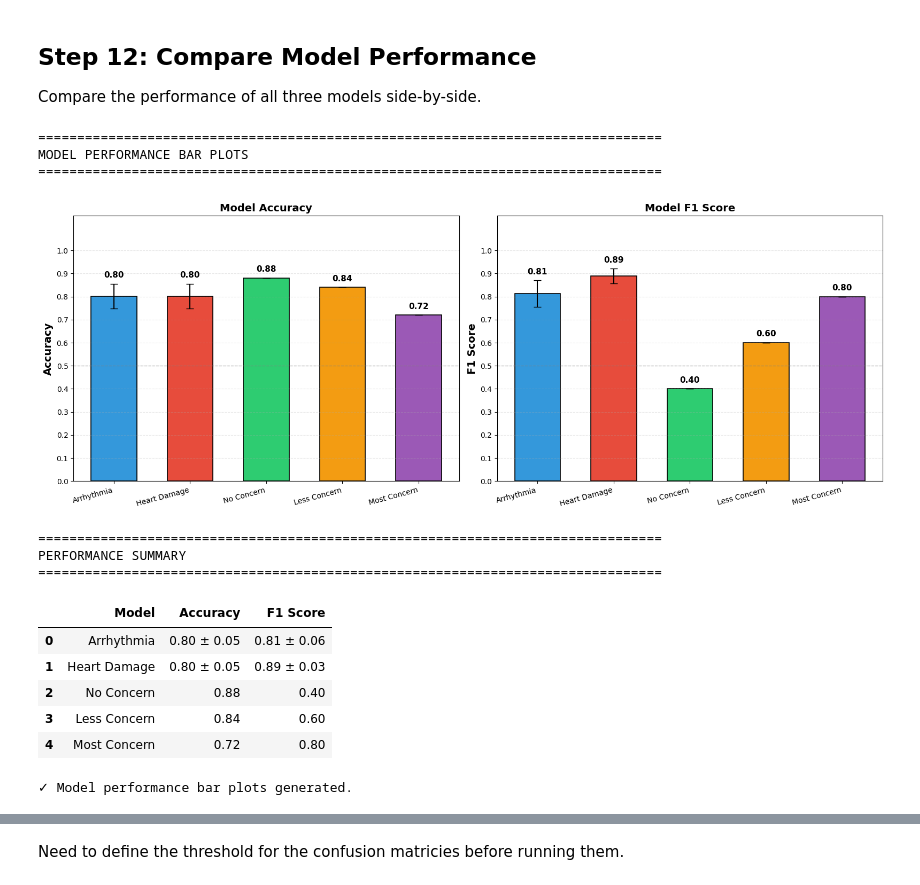
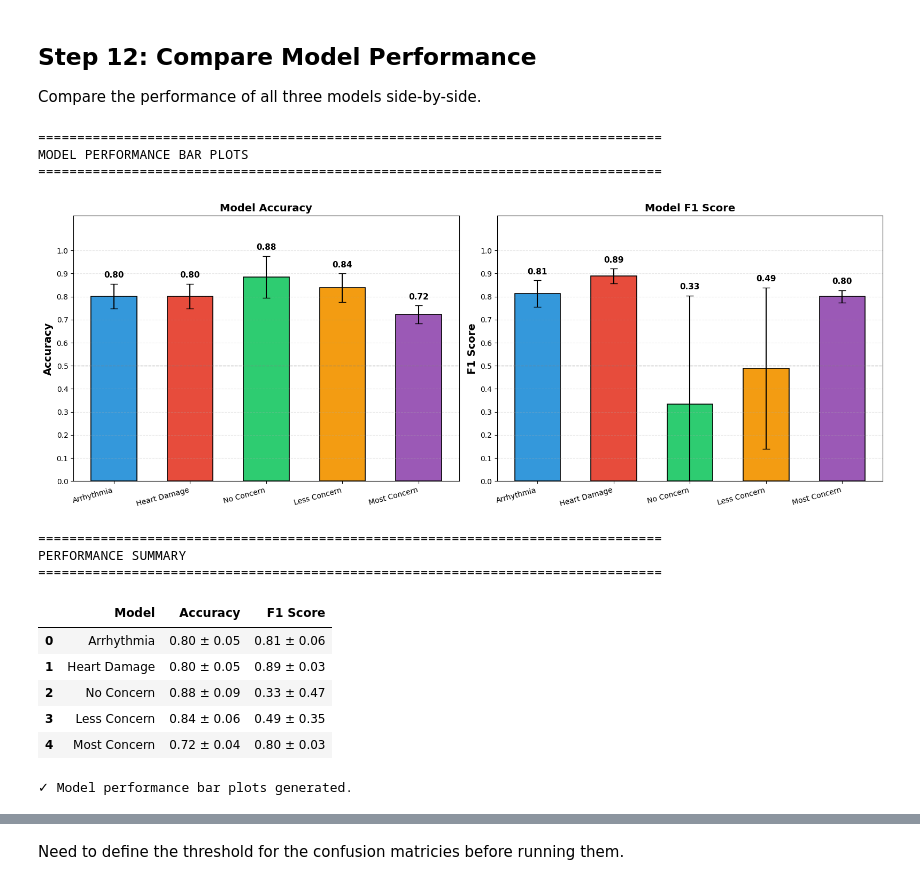
Before and after one commit to NoahB10/Cardiac_RODEO, a Jupyter notebook: Prediction_Models/Prediction_Models_AR_HD_Concern.ipynb, the cells around one changed output, grey strips where cells are left out. Cells and saved outputs as stored; diff of their text form; code cells hidden in the pictures.

```diff
--- a/Prediction_Models/Prediction_Models_AR_HD_Concern.ipynb
+++ b/Prediction_Models/Prediction_Models_AR_HD_Concern.ipynb
@@ -1087,61 +1165,43 @@ print("="*80)
 
 import numpy as np
 import matplotlib.pyplot as plt
-from sklearn.metrics import f1_score as sk_f1_score, accuracy_score
-from sklearn.model_selection import cross_val_predict, StratifiedKFold
 
 # ========================================
-# Compute per-class metrics for Concern
-# ========================================
-cv_concern_metric = StratifiedKFold(n_splits=3, shuffle=True, random_state=122)
-concern_pred = cross_val_predict(model_concern_rf, features_df, concern, cv=cv_concern_metric)
-
-# Per-class F1 scores for Concern (labels: 0=no, 1=less, 2=most)
-f1_per_class = sk_f1_score(concern, concern_pred, average=None, labels=[0, 1, 2])
-
-# Per-class accuracy for Concern (compute for each class as binary)
-accuracy_per_class = []
-for class_idx in [0, 1, 2]:
-    y_true_binary = (concern == class_idx).astype(int)
-    y_pred_binary = (concern_pred == class_idx).astype(int)
-    accuracy_per_class.append(accuracy_score(y_true_binary, y_pred_binary))
-
-# ========================================
-# Collect all metrics
+# Collect all metrics (using pre-computed per-class values from training)
 # ========================================
 models = ['Arrhythmia', 'Heart Damage', 'No Concern', 'Less Concern', 'Most Concern']
-colors = ['#3498db', '#e74c3c', '#2ecc71', '#f39c12', '#9b59b6']  # Blue, Red, Green, Orange, Purple
+colors = ['#3498db', '#e74c3c', '#2ecc71', '#f39c12', '#9b59b6']
 
 # Accuracy values
 accuracy_means = [
     results_arrhythmia['accuracy_mean'],
     results_heart_damage['accuracy_mean'],
-    accuracy_per_class[0],
-    accuracy_per_class[1],
-    accuracy_per_class[2]
+    np.mean(results_concern_rf['per_class_accuracy'][0]),
+    np.mean(results_concern_rf['per_class_accuracy'][1]),
+    np.mean(results_concern_rf['per_class_accuracy'][2])
 ]
 accuracy_stds = [
     results_arrhythmia['accuracy_std'],
     results_heart_damage['accuracy_std'],
-    0,  # No std for per-class (single CV run)
-    0,
-    0
+    np.std(results_concern_rf['per_class_accuracy'][0]),
+    np.std(results_concern_rf['per_class_accuracy'][1]),
+    np.std(results_concern_rf['per_class_accuracy'][2])
 ]
 
 # F1 Score values
 f1_means = [
     results_arrhythmia['f1_mean'],
     results_heart_damage['f1_mean'],
-    f1_per_class[0],
-    f1_per_class[1],
-    f1_per_class[2]
+    np.mean(results_concern_rf['per_class_f1'][0]),
+    np.mean(results_concern_rf['per_class_f1'][1]),
+    np.mean(results_concern_rf['per_class_f1'][2])
 ]
 f1_stds = [
     results_arrhythmia['f1_std'],
     results_heart_damage['f1_std'],
-    0,  # No std for per-class
-    0,
-    0
+    np.std(results_concern_rf['per_class_f1'][0]),
+    np.std(results_concern_rf['per_class_f1'][1]),
+    np.std(results_concern_rf['per_class_f1'][2])
 ]
 
 # Create figure with two subplots
@@ -1188,45 +1248,45 @@ for i, (bar, val, std) in enumerate(zip(bars2, f1_means, f1_stds)):
              f'{val:.2f}', ha='center', va='bottom', fontsize=11, fontweight='bold')
 
 ax2.set_ylabel('F1 Score', fontsize=14, fontweight='bold')
 ax2.set_title('Model F1 Score', fontsize=14, fontweight='bold')
 ax2.set_xticks(x)
 ax2.set_xticklabels(models, fontsize=10, rotation=15, ha='right')
 ax2.set_ylim(0, 1.15)
 ax2.set_yticks(np.arange(0, 1.1, 0.1))
 ax2.axhline(y=0.5, color='gray', linestyle='--', linewidth=1, alpha=0.5)
 ax2.grid(axis='y', linestyle='--', alpha=0.3)
 
 plt.tight_layout()
 plt.show()
 
 # ========================================
 # Print Summary Table
 # ========================================
 print("\n" + "="*80)
 print("PERFORMANCE SUMMARY")
 print("="*80)
 summary_df = pd.DataFrame({
     'Model': models,
-    'Accuracy': [f'{m:.2f}' + (f' ± {s:.2f}' if s > 0 else '') for m, s in zip(accuracy_means, accuracy_stds)],
-    'F1 Score': [f'{m:.2f}' + (f' ± {s:.2f}' if s > 0 else '') for m, s in zip(f1_means, f1_stds)]
+    'Accuracy': [f'{m:.2f} ± {s:.2f}' for m, s in zip(accuracy_means, accuracy_stds)],
+    'F1 Score': [f'{m:.2f} ± {s:.2f}' for m, s in zip(f1_means, f1_stds)]
 })
 display(summary_df)
 
 print("\n✓ Model performance bar plots generated.")
 # %% [output]
 ================================================================================
 MODEL PERFORMANCE BAR PLOTS
 ================================================================================
-[figure, old version]
+[figure, new version]
 ================================================================================
 PERFORMANCE SUMMARY
 ================================================================================
 |  | Model | Accuracy | F1 Score |
 | 0 | Arrhythmia | 0.80 ± 0.05 | 0.81 ± 0.06 |
 | 1 | Heart Damage | 0.80 ± 0.05 | 0.89 ± 0.03 |
-| 2 | No Concern | 0.88 | 0.40 |
-| 3 | Less Concern | 0.84 | 0.60 |
-| 4 | Most Concern | 0.72 | 0.80 |
+| 2 | No Concern | 0.88 ± 0.09 | 0.33 ± 0.47 |
+| 3 | Less Concern | 0.84 ± 0.06 | 0.49 ± 0.35 |
+| 4 | Most Concern | 0.72 ± 0.04 | 0.80 ± 0.03 |
 ✓ Model performance bar plots generated.
 # %%
 # ROC CURVE PLOTS — All 5 in One Row (Arrhythmia, Heart Damage, Concern×3)
```
Also changed, not shown: parts of 10 cells of this notebook.
